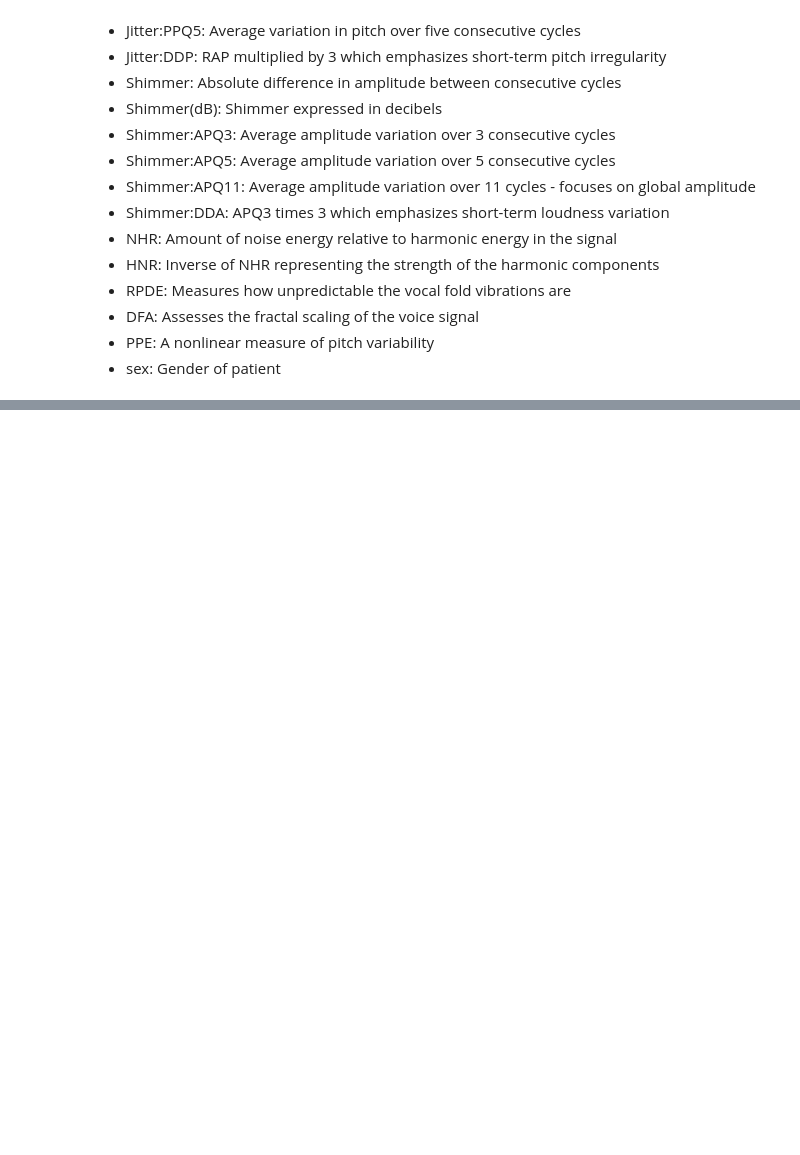
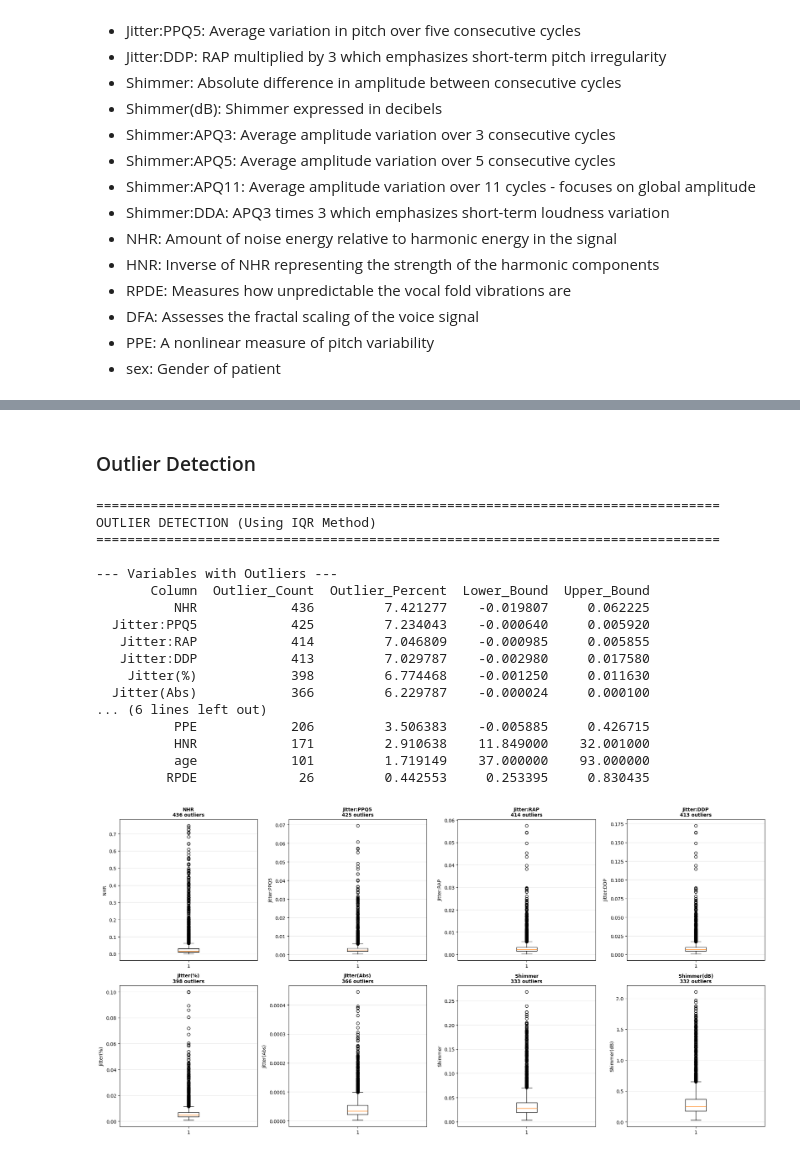
Before and after one commit to KBasdeo/CS668-Parkinsons, a Jupyter notebook: cs668-parkinsons-severity.ipynb, the cells around one changed output, grey strips where cells are left out. Drawn from its saved outputs; the diff is of its cells as text; code cells hidden in the pictures; blank space fills up the shorter version.

```diff
--- a/cs668-parkinsons-severity.ipynb
+++ b/cs668-parkinsons-severity.ipynb
@@ -121,0 +282,77 @@ pt_features.describe()
+# %% [markdown]
+### Outlier Detection
+# %%
+print("\n" + "="*80)
+print("OUTLIER DETECTION (Using IQR Method)")
+print("="*80)
+
+outlier_summary = []
+
+for col in numerical_cols:
+    Q1 = pt_features[col].quantile(0.25)
+    Q3 = pt_features[col].quantile(0.75)
+    IQR = Q3 - Q1
+    lower_bound = Q1 - 1.5 * IQR
+    upper_bound = Q3 + 1.5 * IQR
+
+    outliers = pt_features[(pt_features[col] < lower_bound) | (pt_features[col] > upper_bound)]
+    outlier_count = len(outliers)
+    outlier_percent = (outlier_count / len(pt_features)) * 100
+
+    outlier_summary.append({
+        'Column': col,
+        'Outlier_Count': outlier_count,
+        'Outlier_Percent': outlier_percent,
+        'Lower_Bound': lower_bound,
+        'Upper_Bound': upper_bound
+    })
+
+outlier_df = pd.DataFrame(outlier_summary)
+outlier_df = outlier_df[outlier_df['Outlier_Count'] > 0].sort_values('Outlier_Count', ascending=False)
+
+if len(outlier_df) > 0:
+    print("\n--- Variables with Outliers ---")
+    print(outlier_df.to_string(index=False))
+else:
+    print("\nNo outliers detected using IQR method")
+
+# Box plots for variables with most outliers
+if len(outlier_df) > 0:
+    top_outlier_cols = outlier_df.head(8)['Column'].tolist()
+
+    fig, axes = plt.subplots(2, 4, figsize=(20, 10))
+    axes = axes.flatten()
+
+    for idx, col in enumerate(top_outlier_cols):
+        if idx < len(axes):
+            axes[idx].boxplot(pt_features[col].dropna(), vert=True)
+            axes[idx].set_ylabel(col, fontsize=10)
+            axes[idx].set_title(f'{col}\n{outlier_df[outlier_df["Column"]==col]["Outlier_Count"].values[0]} outliers',
+                               fontsize=10, fontweight='bold')
+            axes[idx].grid(True, alpha=0.3, axis='y')
+
+    for idx in range(len(top_outlier_cols), len(axes)):
+        axes[idx].axis('off')
+
+    plt.tight_layout()
+    plt.savefig('outliers_boxplots.png', dpi=300, bbox_inches='tight')
+    plt.show()
+# %% [output]
+================================================================================
+OUTLIER DETECTION (Using IQR Method)
+================================================================================
+
+--- Variables with Outliers ---
+       Column  Outlier_Count  Outlier_Percent  Lower_Bound  Upper_Bound
+          NHR            436         7.421277    -0.019807     0.062225
+  Jitter:PPQ5            425         7.234043    -0.000640     0.005920
+   Jitter:RAP            414         7.046809    -0.000985     0.005855
+   Jitter:DDP            413         7.029787    -0.002980     0.017580
+    Jitter(%)            398         6.774468    -0.001250     0.011630
+  Jitter(Abs)            366         6.229787    -0.000024     0.000100
+... (6 lines left out)
+          PPE            206         3.506383    -0.005885     0.426715
+          HNR            171         2.910638    11.849000    32.001000
+          age            101         1.719149    37.000000    93.000000
+         RPDE             26         0.442553     0.253395     0.830435
+[figure, added]
```
Also changed, not shown: parts of 30 cells of this notebook.
